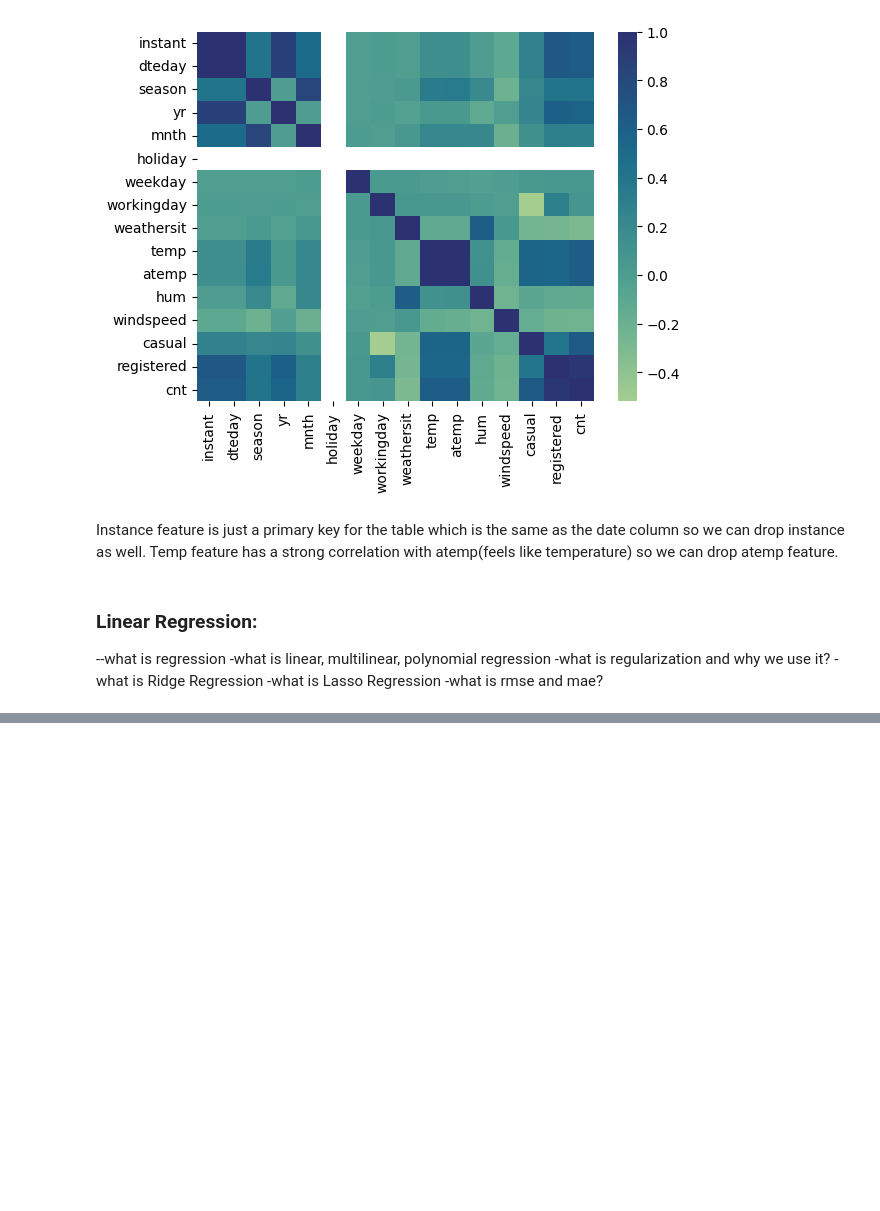
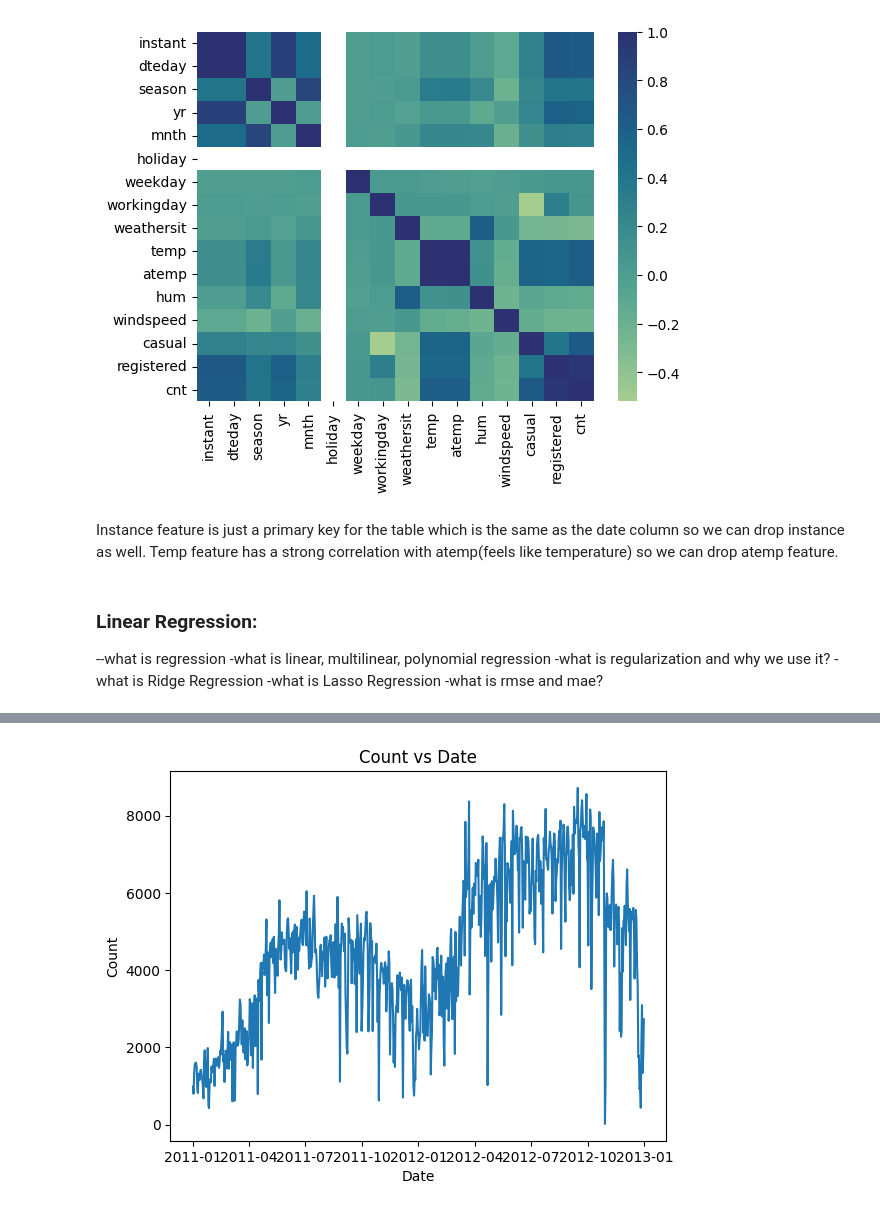
Before and after one commit to Aryan120798/BlueBike, a Jupyter notebook: BlueBike.ipynb, the cells around one changed output, grey strips where cells are left out. Drawn from its saved outputs; the diff is of its cells as text; code cells hidden in the pictures; blank space fills up the shorter version.

```diff
--- a/BlueBike.ipynb
+++ b/BlueBike.ipynb
@@ -456,0 +463,4 @@ gd with ridge
+# %%
+df = pd.read_csv('BlueBikeDay.csv')
+df['dteday'] = pd.to_datetime(df['dteday'])
+df.head(5)
@@ -456,0 +474,10 @@ gd with ridge
+# %%
+import matplotlib.pyplot as plt
+
+plt.plot(df['dteday'], df['cnt'])
+plt.xlabel('Date')
+plt.ylabel('Count')
+plt.title('Count vs Date')
+plt.show()
+# %% [output]
+[figure, added]
```
Also changed, not shown: parts of 8 cells of this notebook.
